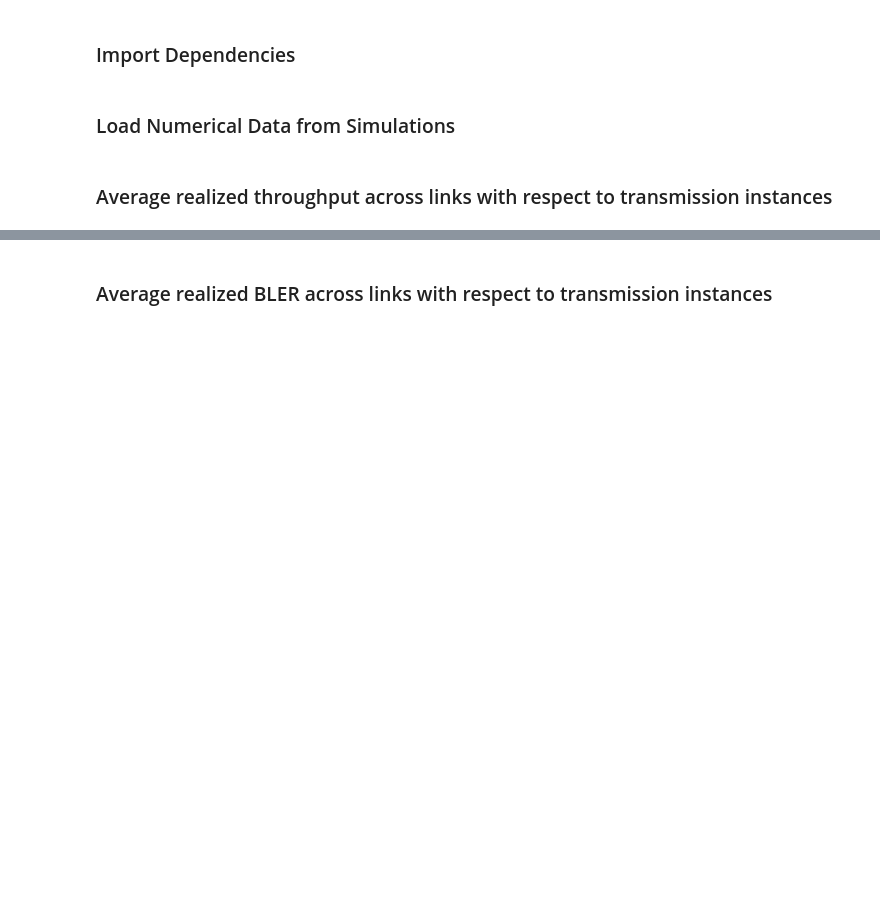
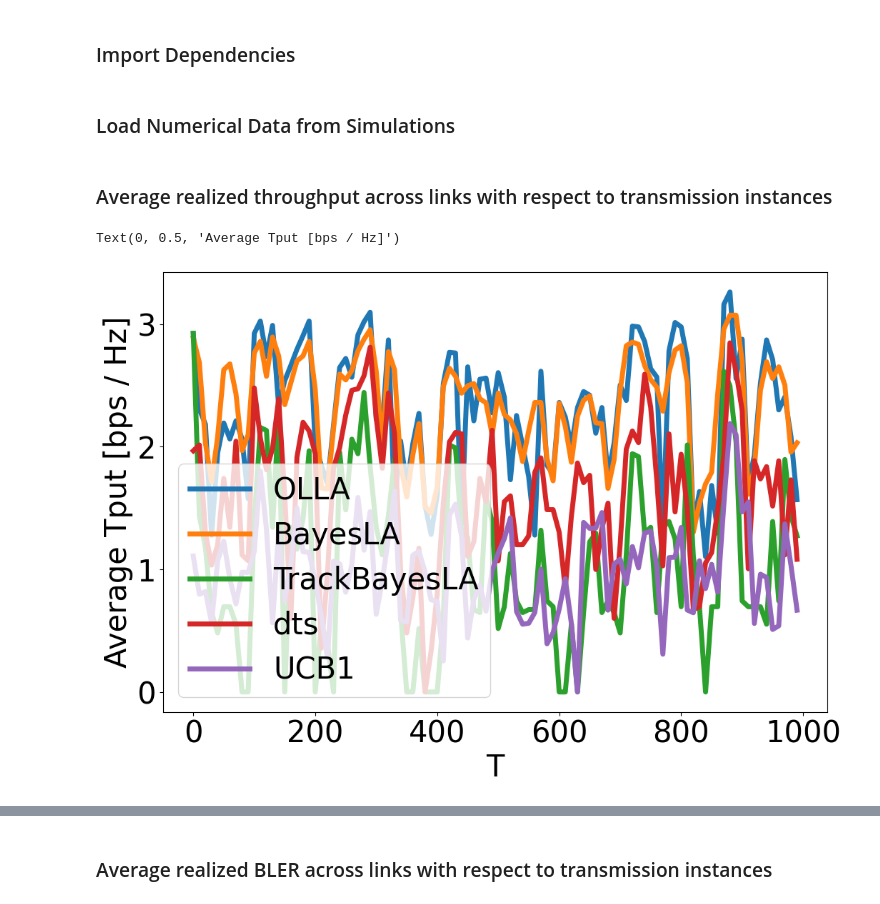
Before and after one commit to vivianwhuo/Link-Adaptation, a Jupyter notebook: plot_results.ipynb, the cells around one changed output, grey strips where cells are left out. Drawn from its saved outputs; the diff is of its cells as text; code cells hidden in the pictures; blank space fills up the shorter version.

```diff
--- a/plot_results.ipynb
+++ b/plot_results.ipynb
@@ -27,6 +27,7 @@ olla_mcs, olla_ack, olla_tput = data['olla']
 bayesla_mcs, bayesla_ack, bayesla_tput = data['bayesla']
 Trackbayesla_mcs, Trackbayesla_ack, Trackbayesla_tput = data['Trackbayesla']
 dts_mcs, dts_ack, dts_tput = data['dts']
+ucb1_mcs, ucb1_ack, ucb1_tput = data['ucb1']
 # %%
 plt.rcParams.update({'font.size': 30,
                      'lines.linewidth' : 5,
@@ -41,20 +42,24 @@ plt_filename_prefix = 'plots/' + '_'.join( filename.split('.'))
 # %%
 plt.figure( figsize = [12, 8])
 
 x = np.arange( int( np.array(olla_tput).shape[1] / interval ) ) * interval
 
 plt.plot(x, np.mean(np.array(olla_tput)[:, ::interval] / (72 * 15), axis=0))
 plt.plot(x, np.mean(np.array(bayesla_tput)[:, ::interval] / (72 * 15), axis=0))
 plt.plot(x, np.mean(np.array(Trackbayesla_tput)[:, ::interval] / (72 * 15), axis=0))
 plt.plot(x, np.mean(np.array(dts_tput)[:, ::interval] / (72 * 15), axis=0))
+plt.plot(x, np.mean(np.array(ucb1_tput)[:, ::interval] / (72 * 15), axis=0))
 
-plt.legend(['OLLA', 'BayesLA', 'TrackBayesLA', 'dts'])
+plt.legend(['OLLA', 'BayesLA', 'TrackBayesLA', 'dts', 'UCB1'])
 
 plt.xlabel('T')
 plt.ylabel('Average Tput [bps / Hz]')
 
 #plt.savefig(plt_filename_prefix + '_tput.eps', bbox_inches='tight')
 #plt.savefig(plt_filename_prefix + '_tput.png', bbox_inches='tight')
+# %% [output]
+Text(0, 0.5, 'Average Tput [bps / Hz]')
+[figure, added]
 # %%
 plt.figure( figsize = [12, 8])
 
```
Also changed, not shown: parts of 2 cells of this notebook, 2 other files.
